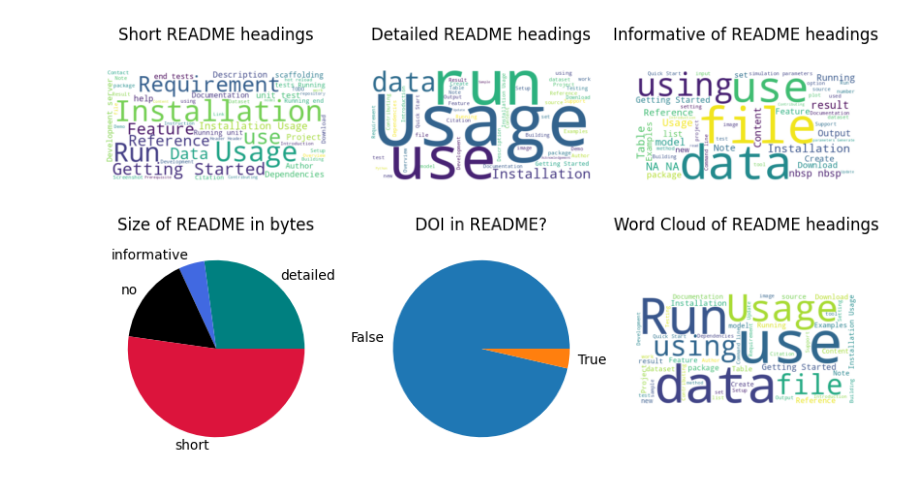
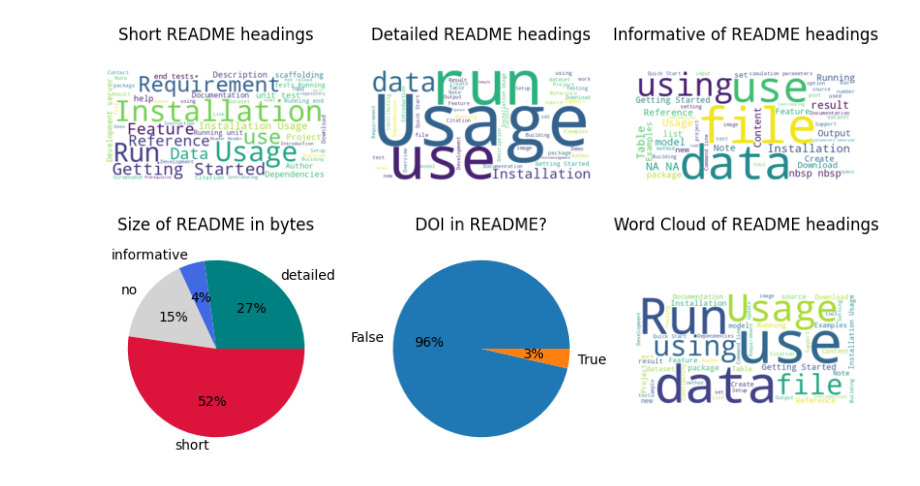
Before and after one commit to Indoc-Research/RS_repos_analysis, a Jupyter notebook: metrics_viz/readme_analysis.ipynb, the cells around one changed output. Saved outputs shown, nothing was run; the diff lists cells and outputs as text; code cells hidden in the pictures.

```diff
--- a/metrics_viz/readme_analysis.ipynb
+++ b/metrics_viz/readme_analysis.ipynb
@@ -133,13 +133,13 @@ readme["has_doi"] = readme["readme"].apply(has_doi)
 doi_categories, doi_counts = np.unique(readme["has_doi"], return_counts=True)
 # %%
 fig, axs = plt.subplots(1,3, figsize=(10,3))
-axs[0].pie(counts, labels=categories, colors=["teal", "royalblue", "k", "crimson"])
+axs[0].pie(counts, labels=categories, colors=["teal", "royalblue", "lightgray", "crimson"], autopct='%1i%%')
 axs[0].set_title("Size of README in bytes")
-axs[1].pie(doi_counts, labels=doi_categories)
+axs[1].pie(doi_counts, labels=doi_categories, autopct='%1i%%')
 axs[1].set_title("DOI in README?")
 axs[2].imshow(wordcloud, interpolation='bilinear')
 axs[2].axis('off')
 axs[2].set_title("Word Cloud of README headings", y=1.5)
 plt.savefig("../figures/README_analysis.png")
 # %% [output]
-[figure, old version]
+[figure, new version]
```
Also changed, not shown: parts of 1 cell of this notebook, 6 other files.
